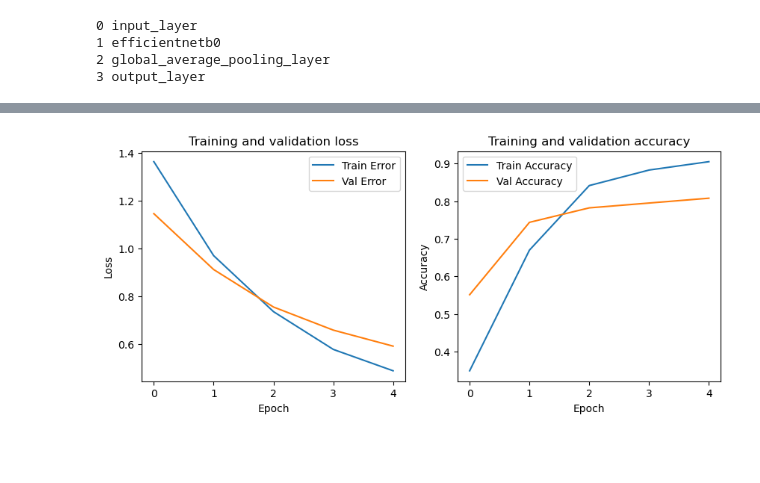
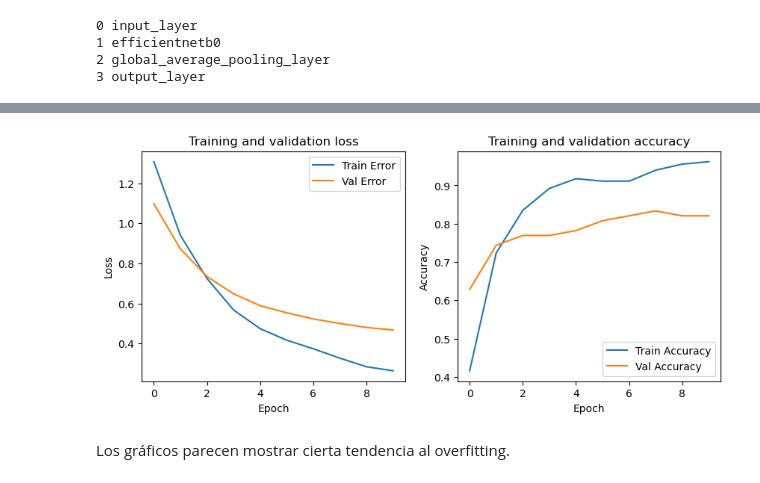
Before and after one commit to MNGARCIA085/IA---Study, a Jupyter notebook: S6 - Transfer Learning - p1/Transfer Learning - parte 2.ipynb, the cells around one changed output, grey strips where cells are left out. Drawn from its saved outputs; the diff is of its cells as text; code cells hidden in the pictures; blank space fills up the shorter version.

```diff
--- a/S6 - Transfer Learning - p1/Transfer Learning - parte 2.ipynb
+++ b/S6 - Transfer Learning - p1/Transfer Learning - parte 2.ipynb
@@ -267,13 +263,13 @@ top_activation False
 # %%
 # compile
-model_0.compile(loss="categorical_crossentropy",
+model.compile(loss="categorical_crossentropy",
                 optimizer=tf.keras.optimizers.Adam(),
                 metrics=["accuracy"])
 # %%
 # fit
-history_0 = model_0.fit(train_generator,
-                        epochs=5,
-                        steps_per_epoch=len(train_generator),
-                                 validation_data=validation_generator,
-                                 validation_steps=len(validation_generator))
+history = model.fit(train_generator,
+                     epochs=10,
+                     steps_per_epoch=len(train_generator),
+                     validation_data=validation_generator,
+                     validation_steps=len(validation_generator))
 # %% [output]
@@ -290,4 +296,6 @@ Epoch 5/5
 # %%
-plot_history(history_0)
+plot_history(history)
 # %% [output]
-[figure, old version]
+[figure, new version]
+# %% [markdown]
+Los gráficos parecen mostrar cierta tendencia al overfitting.
```
Also changed, not shown: parts of 21 cells of this notebook.
